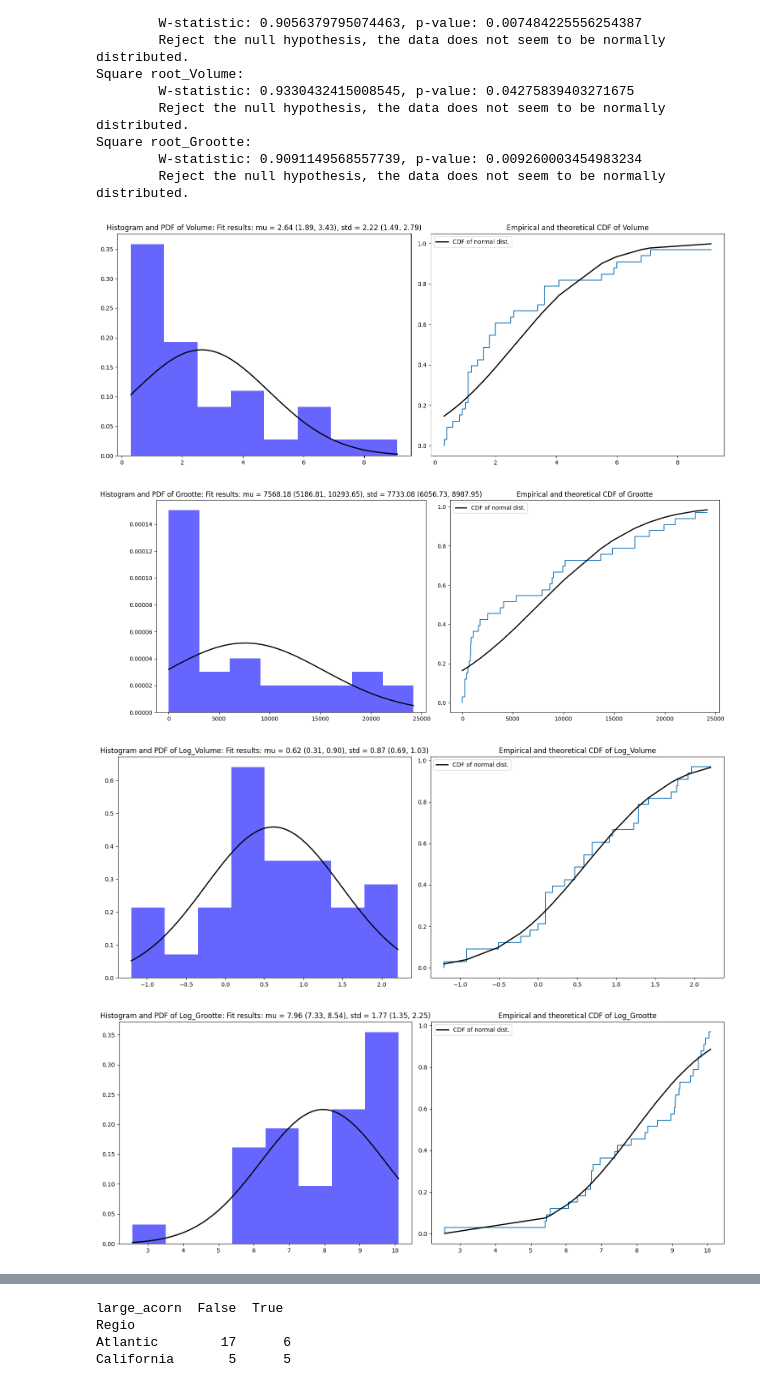
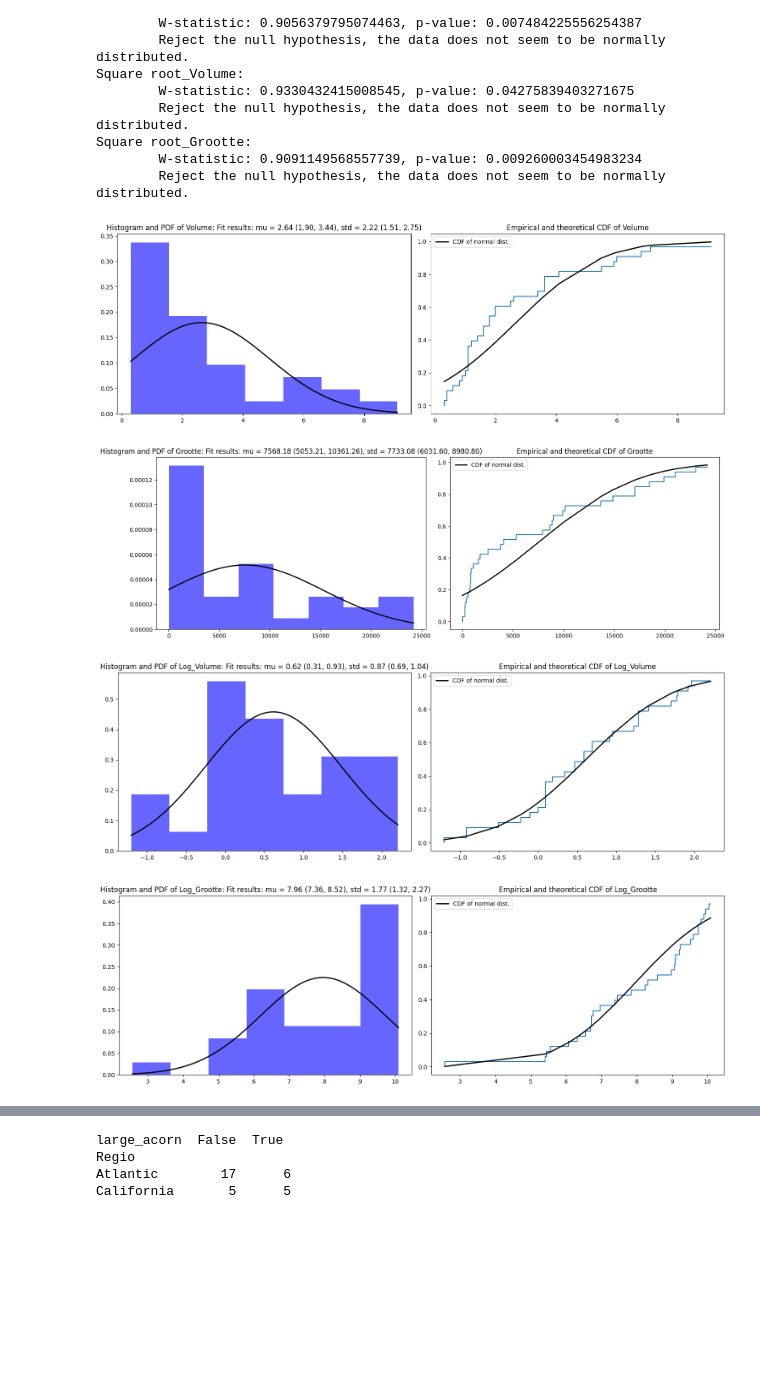
Before and after one commit to Nabla7/intro_stats, a Jupyter notebook: analysis.ipynb, the cells around one changed output, grey strips where cells are left out. Saved outputs shown, nothing was run; the diff lists cells and outputs as text; code cells hidden in the pictures; blank space fills up the shorter version.

```diff
--- a/analysis.ipynb
+++ b/analysis.ipynb
@@ -43,6 +43,23 @@ for name, function in transformations.items():
 # Data Visualization
 We will plot histograms and boxplots for original and transformed 'Volume' and 'Grootte' columns.
 # %%
+def plot_hist_boxplot(df, col):
+    plt.figure(figsize=(10, 5))
+
+    plt.subplot(1, 2, 1)
+    sns.histplot(df[col], kde=True)
+    plt.title(f'Histogram of {col}')
+
+    plt.subplot(1, 2, 2)
+    sns.boxplot(y=df[col])
+    plt.title(f'Boxplot of {col}')
+
+    plt.show()
+
+    print(df[col].describe())
+
+
+
 cols = ['Volume', 'Grootte'] + [f'{name}_{col}' for name in transformations for col in ['Volume', 'Grootte']]
 
 for col in cols:
@@ -186,6 +203,7 @@ Square root_Grootte:
 # %%
 from scipy.stats import norm, sem
 from sklearn.utils import resample
+import math
 
 def bootstrap_CI(data, n_iterations=1000):
     """Returns 95% Confidence Interval using bootstrapping method"""
@@ -197,11 +215,12 @@ def bootstrap_CI(data, n_iterations=1000):
 
     return CI_means, CI_stds
 
-def plot_histogram_and_ecdf(df, col, bins=8):
-    fig, (ax1, ax2) = plt.subplots(1, 2, figsize=(15, 6))
+def plot_histogram_and_ecdf(df, col):
+    fig, (ax1, ax2) = plt.subplots(1, 2, figsize=(15, 5))
 
     # Histogram
     data = df[col].dropna()
+    bins = 7
     n, bins, patches = ax1.hist(data, bins=bins, density=True, alpha=0.6, color='b')
 
     # Estimate parameters of normal distribution
@@ -212,34 +231,34 @@ def plot_histogram_and_ecdf(df, col, bins=8):
 
     # Plot the PDF.
     xmin, xmax = min(data), max(data)
     x = np.linspace(xmin, xmax, 100)
     p = norm.pdf(x, mu, std)
     ax1.plot(x, p, 'k', linewidth=2)
     title = "Fit results: mu = %.2f (%.2f, %.2f), std = %.2f (%.2f, %.2f)" % (mu, CI_mu[0], CI_mu[1], std, CI_std[0], CI_std[1])
     ax1.set_title(f'Histogram and PDF of {col}: {title}')
 
     # ECDF
     sorted_data = np.sort(data)
     yvals = np.arange(len(sorted_data))/float(len(sorted_data))
     ax2.step(sorted_data, yvals)
 
     # Plot normal distribution CDF
     norm_cdf = norm.cdf(sorted_data, mu, std)
     ax2.plot(sorted_data, norm_cdf, 'k', linewidth=2, label='CDF of normal dist.')
     ax2.set_title(f'Empirical and theoretical CDF of {col}')
     ax2.legend()
 
     plt.tight_layout()
     plt.show()
 
 
 # You can then call this function for each column
 cols = ['Volume', 'Grootte'] + [f'{name}_{col}' for name in transformations for col in ['Volume', 'Grootte']]
 
 for col in cols:
     plot_histogram_and_ecdf(df, col)
 # %% [output]
-[figure, old version]
+[figure, new version]
-[figure, old version]
+[figure, new version]
-[figure, old version]
+[figure, new version]
-[figure, old version]
+[figure, new version]
```
Also changed, not shown: parts of 5 cells of this notebook, 1 other file.
